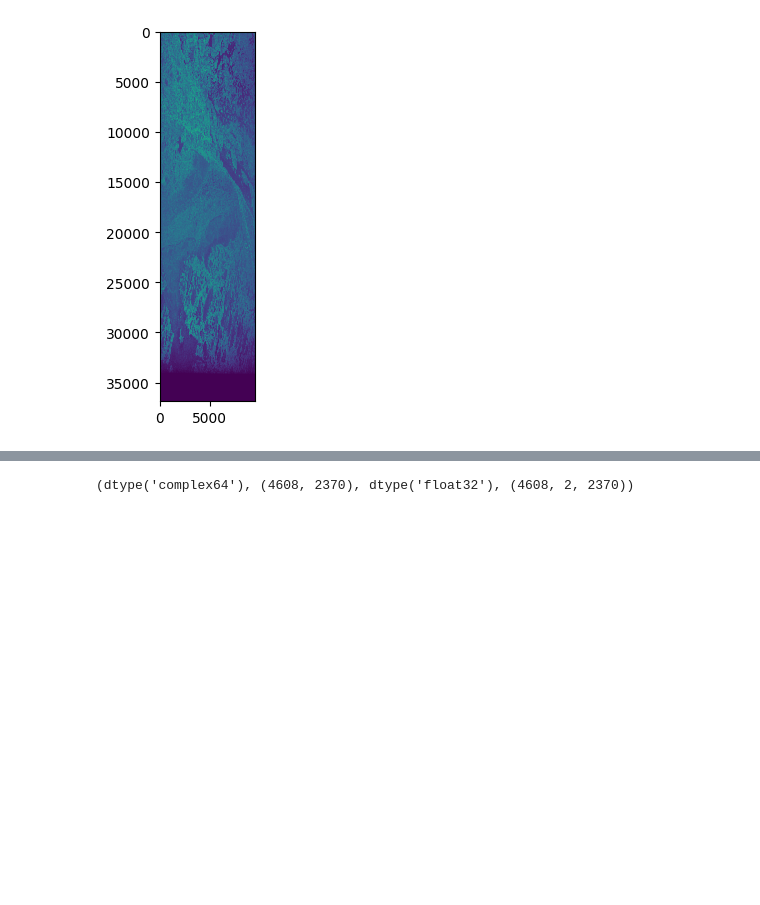
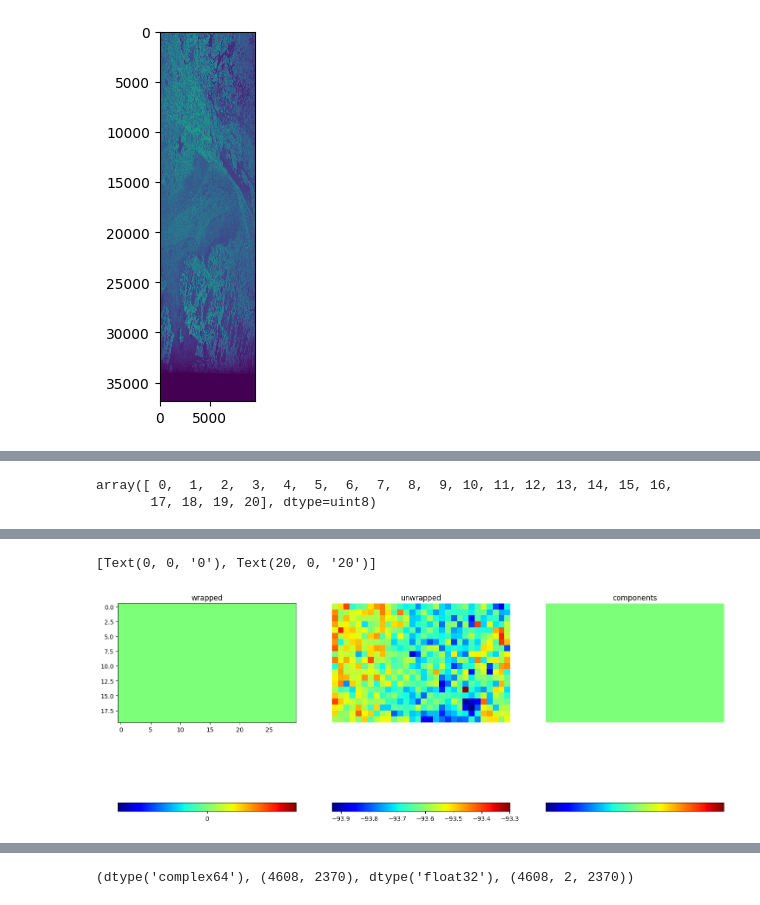
Before and after one commit to jmathur25/permafrost-prediction, a Jupyter notebook: src/py/explore/explore.ipynb, the cells around one changed output, grey strips where cells are left out. Saved outputs shown, nothing was run; the diff lists cells and outputs as text; code cells hidden in the pictures; blank space fills up the shorter version.

```diff
--- a/explore/explore.ipynb
+++ b/src/py/explore/explore.ipynb
@@ -96,0 +208,45 @@ Wall time: 1.13 s
+# %%
+# reading the multi-looked wrapped interferogram
+ds = gdal.Open("../data/interferogram/filt_topophase.flat", gdal.GA_ReadOnly)
+igram = ds.GetRasterBand(1).ReadAsArray()
+ds = None
+
+# reading the multi-looked unwrapped interferogram
+ds = gdal.Open("../data/interferogram/filt_topophase.unw", gdal.GA_ReadOnly)
+igram_unw = ds.GetRasterBand(2).ReadAsArray()
+ds = None
+
+# reading the connected component file
+ds = gdal.Open("../data/interferogram/filt_topophase.unw.conncomp", gdal.GA_ReadOnly)
+connected_components = ds.GetRasterBand(1).ReadAsArray()
+ds = None
+# %%
+np.unique(connected_components)
+# %% [output]
+array([ 0,  1,  2,  3,  4,  5,  6,  7,  8,  9, 10, 11, 12, 13, 14, 15, 16,
+       17, 18, 19, 20], dtype=uint8)
+# %%
+fig = plt.figure(figsize=(18, 16))
+
+area = slice(2520, 2540), slice(1940, 1970)
+
+ax = fig.add_subplot(1,3,1)
+cax=ax.imshow(np.angle(igram[area]), cmap='jet')
+ax.set_title("wrapped")
+#ax.set_axis_off()
+cbar = fig.colorbar(cax, ticks=[-3.14,0,3.14],orientation='horizontal')
+cbar.ax.set_xticklabels(["$-\pi$",0,"$\pi$"])
+
+ax = fig.add_subplot(1,3,2)
+cax = ax.imshow(igram_unw[area], cmap = 'jet')
+ax.set_title("unwrapped")
+ax.set_axis_off()
+cbar = fig.colorbar(cax, orientation='horizontal')
+
+ax = fig.add_subplot(1,3,3)
+cax = ax.imshow(connected_components[area], cmap = 'jet')
+ax.set_title("components")
+ax.set_axis_off()
+cbar = fig.colorbar(cax, ticks=[0, 20] , orientation='horizontal')
+cbar.ax.set_xticklabels([0,20])
+# %% [output]
@@ -96,0 +264,2 @@ Wall time: 1.13 s
+[Text(0, 0, '0'), Text(20, 0, '20')]
+[figure, added]
```
Also changed, not shown: parts of 19 cells of this notebook, 15 other files.
